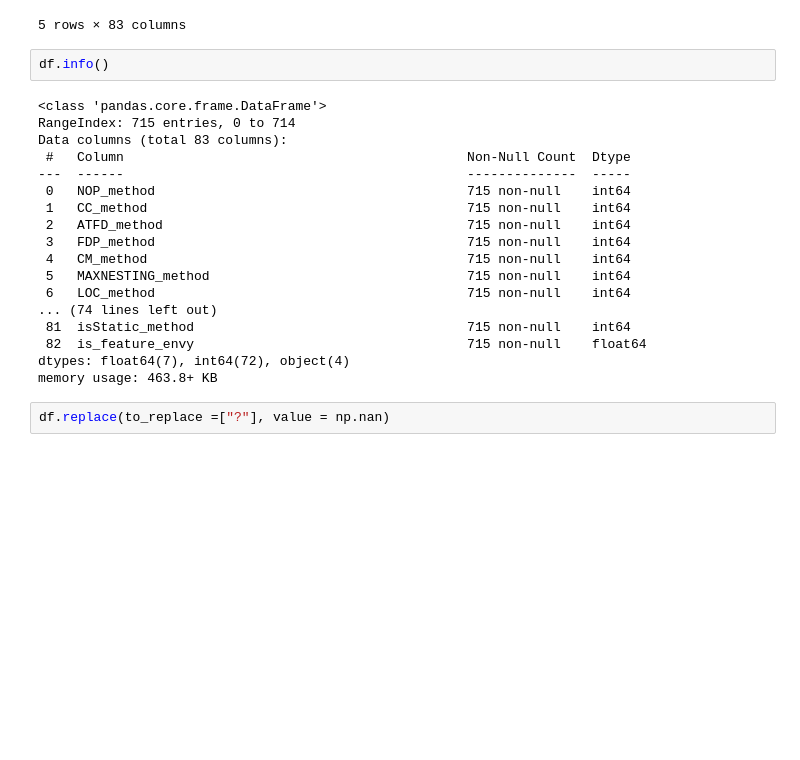
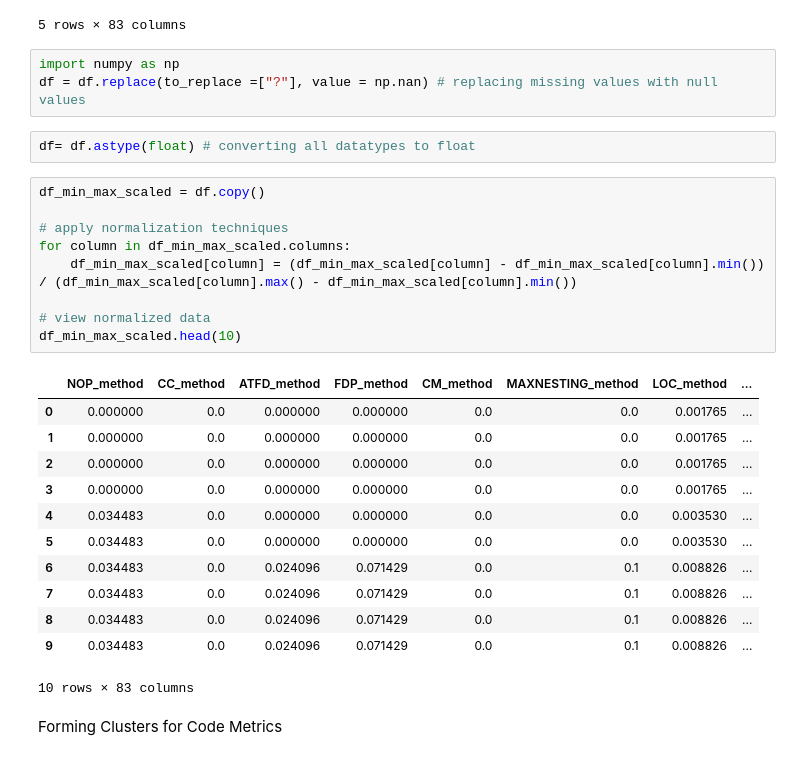
Before and after one commit to anushka-code/Deep-Multimodal-Architectures-Code-Smell-Classification, a Jupyter notebook: Feature_Envy_Classification.ipynb, the cells around one changed output. Saved outputs shown, nothing was run; the diff lists cells and outputs as text; blank space fills up the shorter version.

```diff
--- a/Feature_Envy_Classification.ipynb
+++ b/Feature_Envy_Classification.ipynb
@@ -68,25 +66,32 @@ df.head(5)
 | 3 | 0 | 0 | 0 | 0 | 0 | 1 | 3 | ... |
 | 4 | 1 | 0 | 0 | 0 | 0 | 1 | 5 | ... |
 5 rows × 83 columns
-# %%
-df.info()
-# %% [output]
-<class 'pandas.core.frame.DataFrame'>
-RangeIndex: 715 entries, 0 to 714
-Data columns (total 83 columns):
- #   Column                                            Non-Null Count  Dtype
----  ------                                            --------------  -----
- 0   NOP_method                                        715 non-null    int64
- 1   CC_method                                         715 non-null    int64
- 2   ATFD_method                                       715 non-null    int64
- 3   FDP_method                                        715 non-null    int64
- 4   CM_method                                         715 non-null    int64
- 5   MAXNESTING_method                                 715 non-null    int64
- 6   LOC_method                                        715 non-null    int64
-... (74 lines left out)
- 81  isStatic_method                                   715 non-null    int64
- 82  is_feature_envy                                   715 non-null    float64
-dtypes: float64(7), int64(72), object(4)
-memory usage: 463.8+ KB
-# %%
-df.replace(to_replace =["?"], value = np.nan)
+# %%
+import numpy as np
+df = df.replace(to_replace =["?"], value = np.nan) # replacing missing values with null values
+# %%
+df= df.astype(float) # converting all datatypes to float
+# %%
+df_min_max_scaled = df.copy()
+
+# apply normalization techniques
+for column in df_min_max_scaled.columns:
+    df_min_max_scaled[column] = (df_min_max_scaled[column] - df_min_max_scaled[column].min()) / (df_min_max_scaled[column].max() - df_min_max_scaled[column].min())
+
+# view normalized data
+df_min_max_scaled.head(10)
+# %% [output]
+|  | NOP_method | CC_method | ATFD_method | FDP_method | CM_method | MAXNESTING_method | LOC_method | ... |
+| 0 | 0.000000 | 0.0 | 0.000000 | 0.000000 | 0.0 | 0.0 | 0.001765 | ... |
+| 1 | 0.000000 | 0.0 | 0.000000 | 0.000000 | 0.0 | 0.0 | 0.001765 | ... |
+| 2 | 0.000000 | 0.0 | 0.000000 | 0.000000 | 0.0 | 0.0 | 0.001765 | ... |
+| 3 | 0.000000 | 0.0 | 0.000000 | 0.000000 | 0.0 | 0.0 | 0.001765 | ... |
+| 4 | 0.034483 | 0.0 | 0.000000 | 0.000000 | 0.0 | 0.0 | 0.003530 | ... |
+| 5 | 0.034483 | 0.0 | 0.000000 | 0.000000 | 0.0 | 0.0 | 0.003530 | ... |
+| 6 | 0.034483 | 0.0 | 0.024096 | 0.071429 | 0.0 | 0.1 | 0.008826 | ... |
+| 7 | 0.034483 | 0.0 | 0.024096 | 0.071429 | 0.0 | 0.1 | 0.008826 | ... |
+| 8 | 0.034483 | 0.0 | 0.024096 | 0.071429 | 0.0 | 0.1 | 0.008826 | ... |
+| 9 | 0.034483 | 0.0 | 0.024096 | 0.071429 | 0.0 | 0.1 | 0.008826 | ... |
+10 rows × 83 columns
+# %% [markdown]
+Forming Clusters for Code Metrics
```
Also changed, not shown: parts of 1 cell of this notebook.
